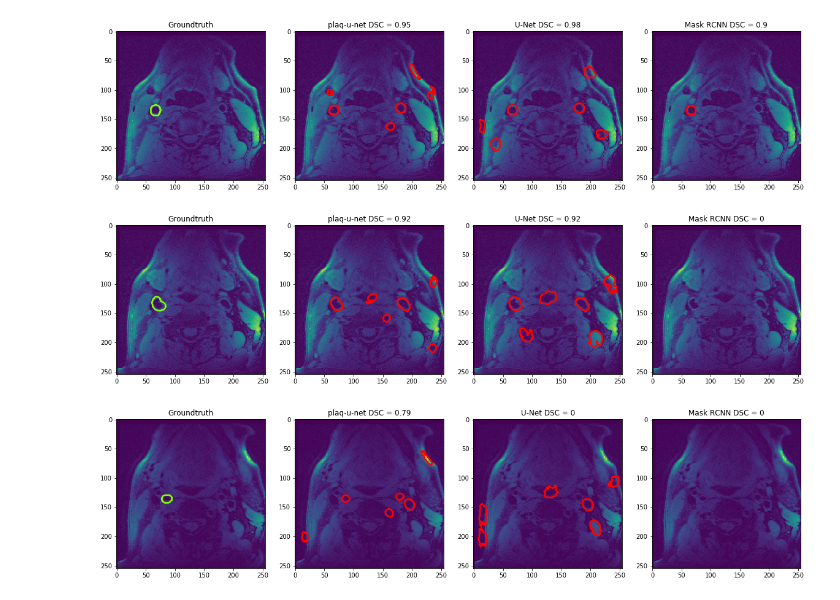
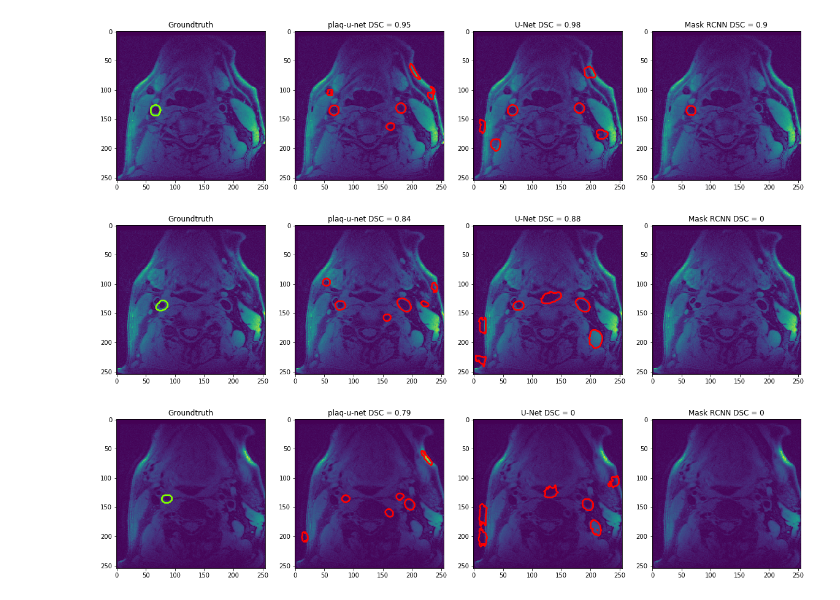
Before and after one commit to lavrovaliz/ur-cara-net, a Jupyter notebook: src/evaluation.ipynb, the cells around one changed output. Cells and saved outputs as stored; diff of their text form; code cells hidden in the pictures.

```diff
--- a/src/evaluation.ipynb
+++ b/src/evaluation.ipynb
@@ -693,9 +689,9 @@ visualize_results('EMC004', 'sl0002', cut=False)
 # %% [output]
 [figure]
 # %%
-visualize_results('EMC004', 'sl0008', cut=False)
+visualize_results('EMC004', 'sl0009', cut=False)
 # %% [output]
-[figure, old version]
+[figure, new version]
 # %%
 visualize_results('EMC004', 'sl0013', cut=False)
 # %% [output]
```
Also changed, not shown: parts of 4 cells of this notebook.
